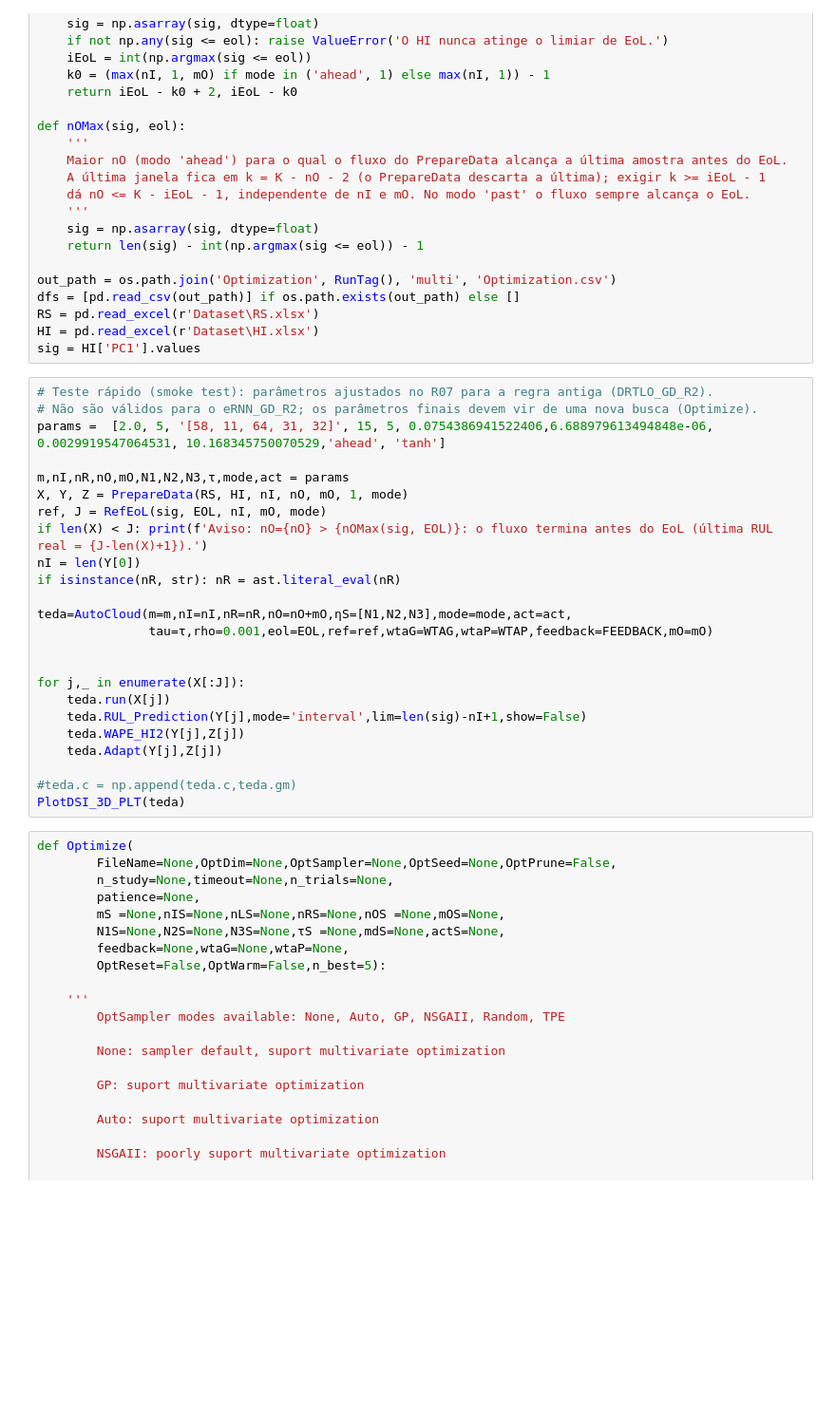
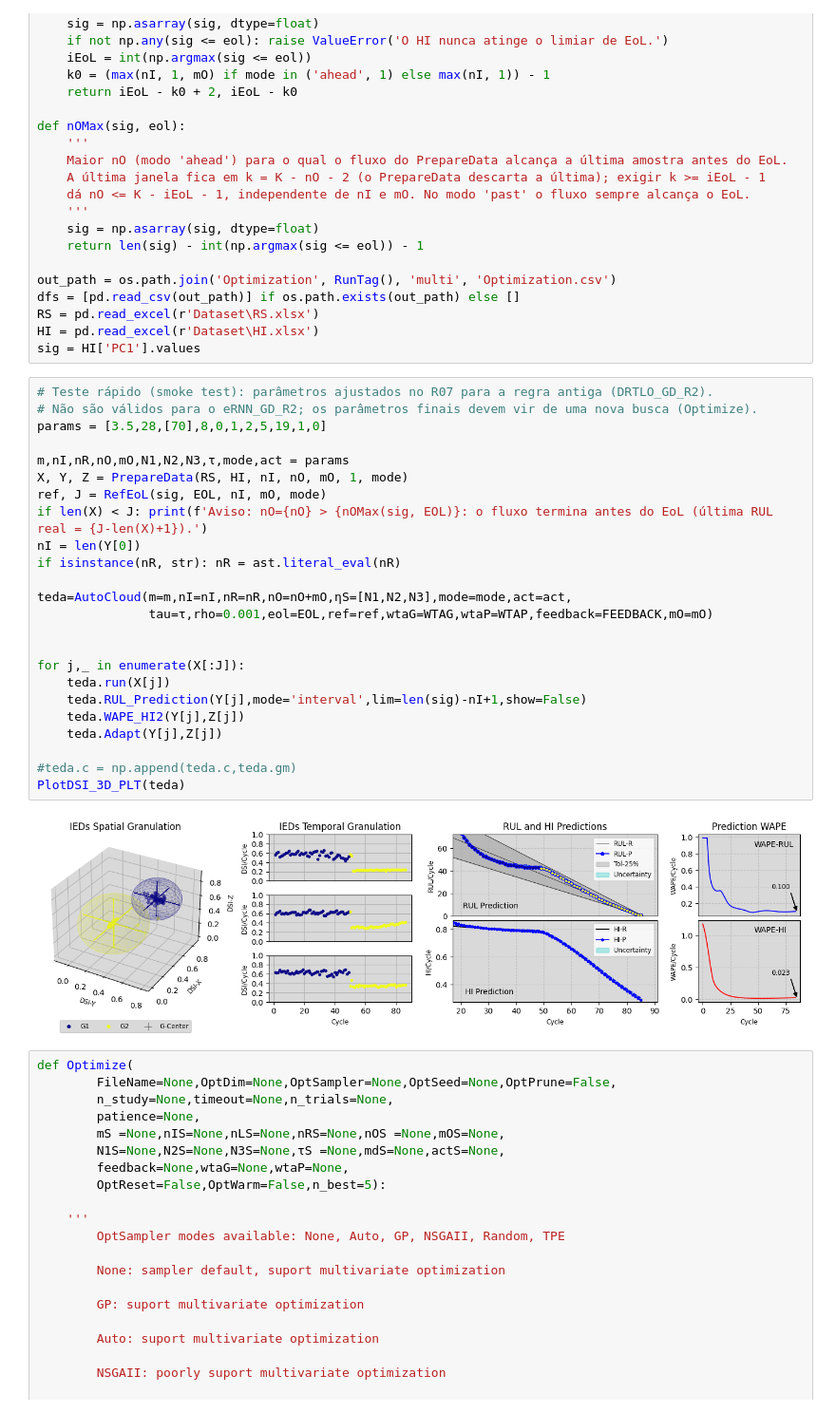
Before and after one commit to cduartes0203/Batteries_Prognostics_V2, a Jupyter notebook: eGDRNN_GD_R09.ipynb, the cells around one changed output. Shown at 95% size. Saved outputs shown, nothing was run; the diff lists cells and outputs as text; blank space fills up the shorter version.

```diff
--- a/eGDRNN_GD_R09.ipynb
+++ b/eGDRNN_GD_R09.ipynb
@@ -56,27 +56,29 @@ sig = HI['PC1'].values
 # %%
 # Teste rápido (smoke test): parâmetros ajustados no R07 para a regra antiga (DRTLO_GD_R2).
 # Não são válidos para o eRNN_GD_R2; os parâmetros finais devem vir de uma nova busca (Optimize).
-params =  [2.0, 5, '[58, 11, 64, 31, 32]', 15, 5, 0.0754386941522406,6.688979613494848e-06, 0.0029919547064531, 10.168345750070529,'ahead', 'tanh']
+params = [3.5,28,[70],8,0,1,2,5,19,1,0]
 
 m,nI,nR,nO,mO,N1,N2,N3,τ,mode,act = params
 X, Y, Z = PrepareData(RS, HI, nI, nO, mO, 1, mode)
 ref, J = RefEoL(sig, EOL, nI, mO, mode)
 if len(X) < J: print(f'Aviso: nO={nO} > {nOMax(sig, EOL)}: o fluxo termina antes do EoL (última RUL real = {J-len(X)+1}).')
 nI = len(Y[0])
 if isinstance(nR, str): nR = ast.literal_eval(nR)
 
 teda=AutoCloud(m=m,nI=nI,nR=nR,nO=nO+mO,ηS=[N1,N2,N3],mode=mode,act=act,
                tau=τ,rho=0.001,eol=EOL,ref=ref,wtaG=WTAG,wtaP=WTAP,feedback=FEEDBACK,mO=mO)
 
 
 for j,_ in enumerate(X[:J]):
     teda.run(X[j])
     teda.RUL_Prediction(Y[j],mode='interval',lim=len(sig)-nI+1,show=False)
     teda.WAPE_HI2(Y[j],Z[j])
     teda.Adapt(Y[j],Z[j])
 
 #teda.c = np.append(teda.c,teda.gm)
 PlotDSI_3D_PLT(teda)
+# %% [output]
+[figure, added]
 # %%
 def Optimize(
         FileName=None,OptDim=None,OptSampler=None,OptSeed=None,OptPrune=False,
```
Also changed, not shown: parts of 2 cells of this notebook, 10 other files.
